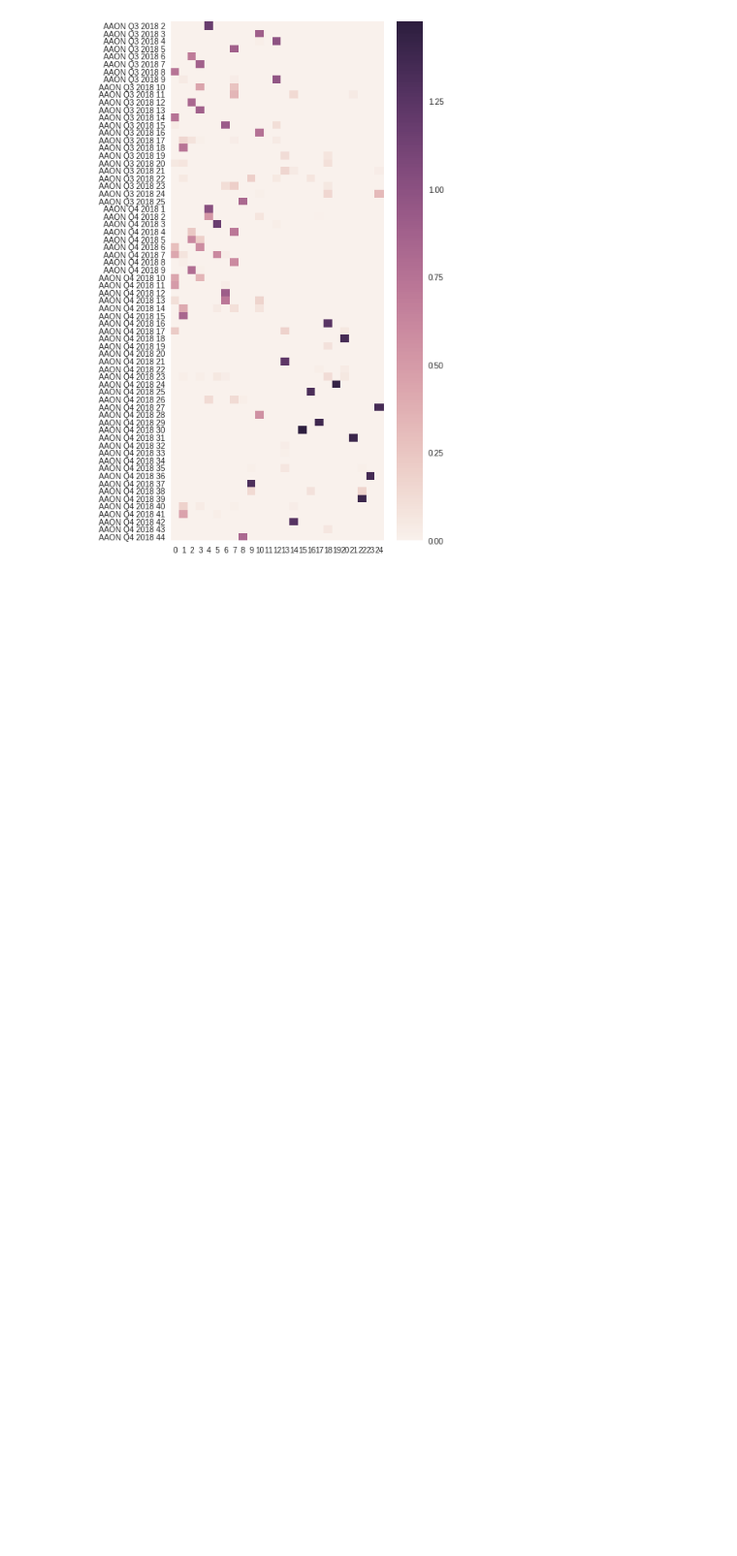
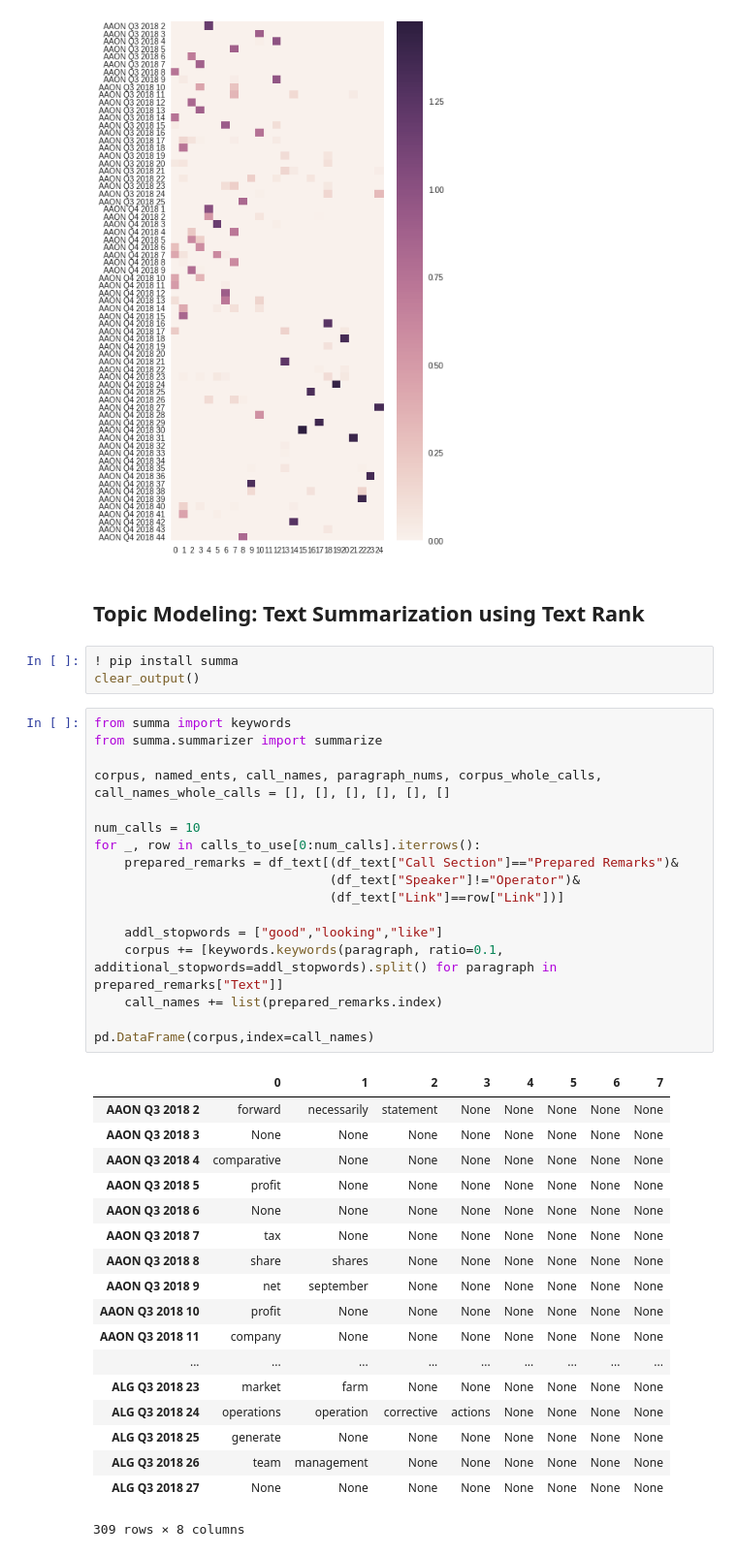
Before and after one commit to mikelabadie/Earnings_Call_Transcripts, a Jupyter notebook: analysis_topics.ipynb, the cells around one changed output. Shown at 97% size. Saved outputs shown, nothing was run; the diff lists cells and outputs as text; blank space fills up the shorter version.

```diff
--- a/analysis_topics.ipynb
+++ b/analysis_topics.ipynb
@@ -330,3 +375,44 @@ sns.heatmap(df_topics)
 # %% [output]
 <matplotlib.axes._subplots.AxesSubplot at 0x...>
 [figure]
+# %% [markdown]
+## Topic Modeling:  Text Summarization using Text Rank
+# %%
+! pip install summa
+clear_output()
+# %%
+from summa import keywords
+from summa.summarizer import summarize
+
+corpus, named_ents, call_names, paragraph_nums, corpus_whole_calls, call_names_whole_calls = [], [], [], [], [], []
+
+num_calls = 10
+for _, row in calls_to_use[0:num_calls].iterrows():
+    prepared_remarks = df_text[(df_text["Call Section"]=="Prepared Remarks")&
+                               (df_text["Speaker"]!="Operator")&
+                               (df_text["Link"]==row["Link"])]
+
+    addl_stopwords = ["good","looking","like"]
+    corpus += [keywords.keywords(paragraph, ratio=0.1, additional_stopwords=addl_stopwords).split() for paragraph in prepared_remarks["Text"]]
+    call_names += list(prepared_remarks.index)
+
+pd.DataFrame(corpus,index=call_names)
+# %% [output]
+|  | 0 | 1 | 2 | 3 | 4 | 5 | 6 | 7 |
+| AAON Q3 2018 2 | forward | necessarily | statement | None | None | None | None | None |
+| AAON Q3 2018 3 | None | None | None | None | None | None | None | None |
+| AAON Q3 2018 4 | comparative | None | None | None | None | None | None | None |
+| AAON Q3 2018 5 | profit | None | None | None | None | None | None | None |
+| AAON Q3 2018 6 | None | None | None | None | None | None | None | None |
+| AAON Q3 2018 7 | tax | None | None | None | None | None | None | None |
+| AAON Q3 2018 8 | share | shares | None | None | None | None | None | None |
+| AAON Q3 2018 9 | net | september | None | None | None | None | None | None |
+| AAON Q3 2018 10 | profit | None | None | None | None | None | None | None |
+| AAON Q3 2018 11 | company | None | None | None | None | None | None | None |
+| ... | ... | ... | ... | ... | ... | ... | ... | ... |
+| ALG Q3 2018 23 | market | farm | None | None | None | None | None | None |
+| ALG Q3 2018 24 | operations | operation | corrective | actions | None | None | None | None |
+| ALG Q3 2018 25 | generate | None | None | None | None | None | None | None |
+| ALG Q3 2018 26 | team | management | None | None | None | None | None | None |
+| ALG Q3 2018 27 | None | None | None | None | None | None | None | None |
+309 rows × 8 columns
```
Also changed, not shown: parts of 23 cells of this notebook.
